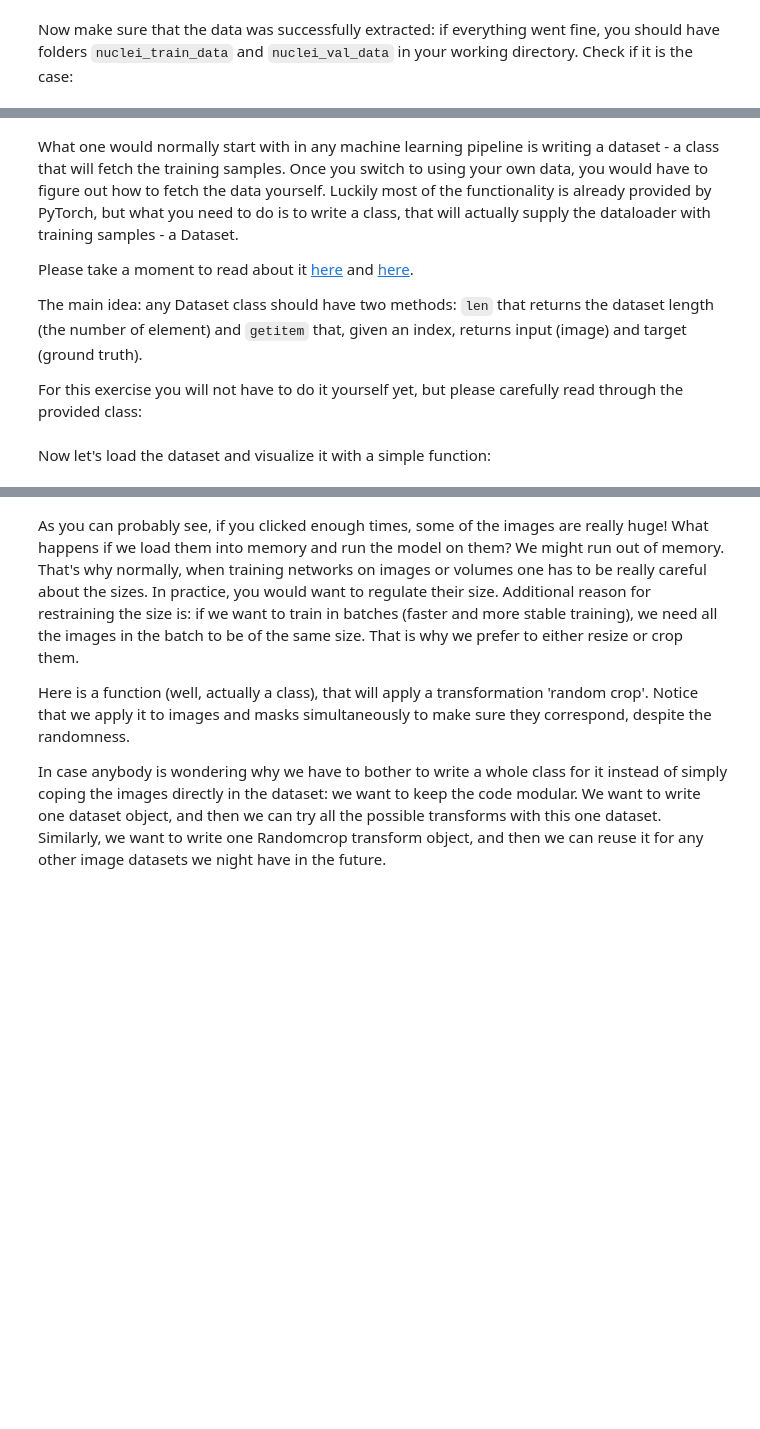
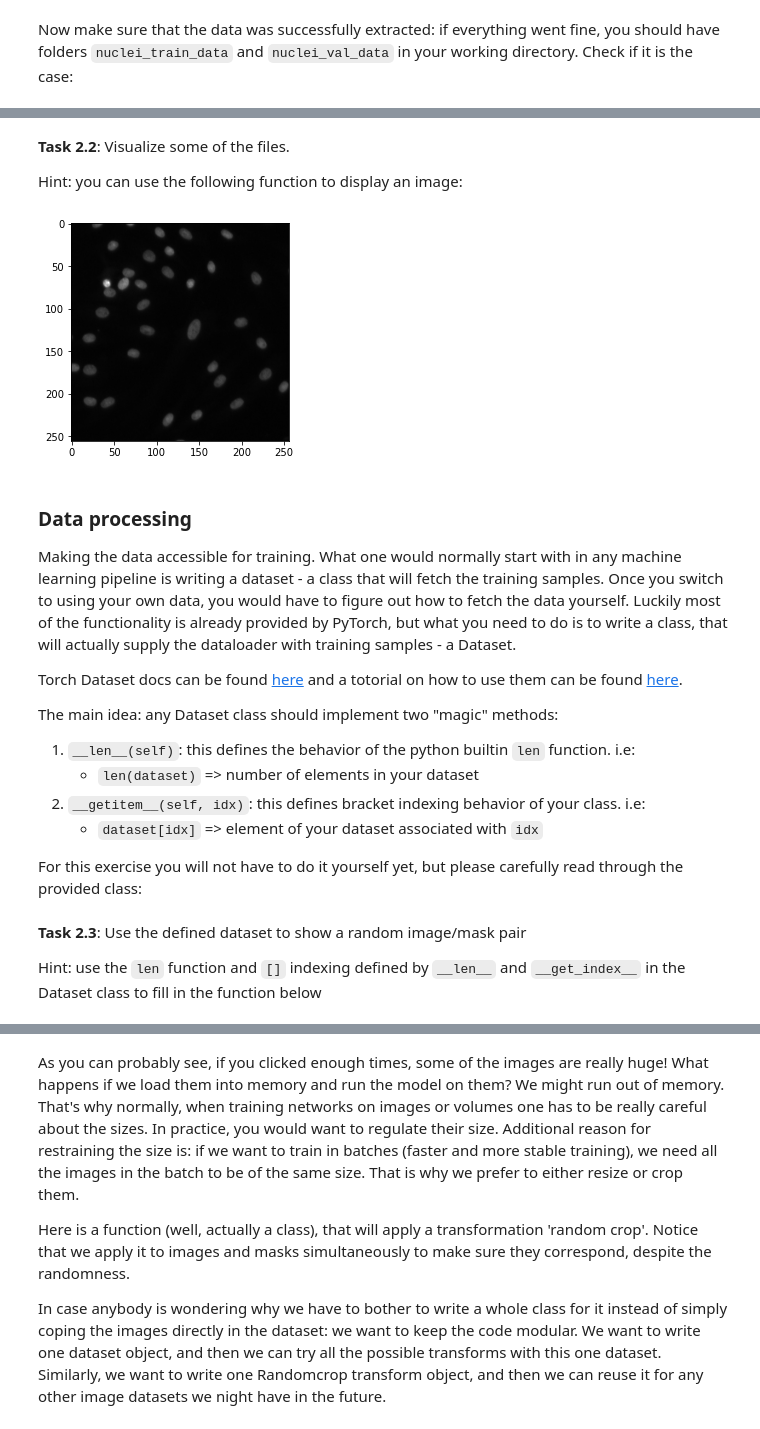
Before and after one commit to dlmbl/image_segmentation, a Jupyter notebook: unet_pytorch.ipynb, the cells around one changed output, grey strips where cells are left out. Saved outputs shown, nothing was run; the diff lists cells and outputs as text; code cells hidden in the pictures; blank space fills up the shorter version.

Commit message:
update with more checkpoints, numbered sections and tasks
Some code has also been reorganized to make errors more immediately
apparent and avoid code that depends on later cells.

```diff
--- a/unet_pytorch.ipynb
+++ b/unet_pytorch.ipynb
@@ -42,2 +74,6 @@ Hint: you can use the following function to display the images:
+# %% [markdown]
+__Task 2.2__: Visualize some of the files.
+
+Hint: you can use the following function to display an image:
 # %%
 def show_one_image(image_path):
@@ -46,9 +82,27 @@ def show_one_image(image_path):
+# %%
+show_one_image(
+    Path(
+        "nuclei_train_data/003cee89357d9fe13516167fd67b609a164651b21934585648c740d2c3d86dc1/mask.tif"
+    )
+)
+show_one_image(
+    Path(
+        "nuclei_train_data/003cee89357d9fe13516167fd67b609a164651b21934585648c740d2c3d86dc1/image.tif"
+    )
+)
+# %% [output]
+[figure, added]
 # %% [markdown]
-What one would normally start with in any machine learning pipeline is writing a dataset - a class that will fetch the training samples. Once you switch to using your own data, you would have to figure out how to fetch the data yourself. Luckily most of the functionality is already provided by PyTorch, but what you need to do is to write a class, that will actually supply the dataloader with training samples - a Dataset.
+### Data processing
+Making the data accessible for training. What one would normally start with in any machine learning pipeline is writing a dataset - a class that will fetch the training samples. Once you switch to using your own data, you would have to figure out how to fetch the data yourself. Luckily most of the functionality is already provided by PyTorch, but what you need to do is to write a class, that will actually supply the dataloader with training samples - a Dataset.
 
-Please take a moment to read about it [here](https://pytorch.org/docs/stable/data.html?highlight=dataset#torch.utils.data.Dataset) and [here](https://pytorch.org/tutorials/beginner/data_loading_tutorial.html#dataset-class).
+Torch Dataset docs can be found [here](https://pytorch.org/docs/stable/data.html?highlight=dataset#torch.utils.data.Dataset) and a totorial on how to use them can be found [here](https://pytorch.org/tutorials/beginner/data_loading_tutorial.html#dataset-class).
 
-The main idea: any Dataset class should have two methods: `len` that returns the dataset length (the number of element) and `getitem` that, given an index, returns input (image) and target (ground truth).
+The main idea: any Dataset class should implement two "magic" methods:
+1) `__len__(self)`: this defines the behavior of the python builtin `len` function. i.e:
+    - `len(dataset)` => number of elements in your dataset
+2) `__getitem__(self, idx)`: this defines bracket indexing behavior of your class. i.e:
+    - `dataset[idx]` => element of your dataset associated with `idx`
 
 For this exercise you will not have to do it yourself yet, but please carefully read through the provided class:
 # %%
@@ -86,3 +149,5 @@ class NucleiDataset(Dataset):
         return image, mask
-# %% [markdown]
-Now let's load the dataset and visualize it with a simple function:
+# %% [markdown]
+__Task 2.3__: Use the defined dataset to show a random image/mask pair
+
+Hint: use the `len` function and `[]` indexing defined by `__len__` and `__get_index__` in the Dataset class to fill in the function below
```
Also changed, not shown: parts of 47 cells of this notebook.
